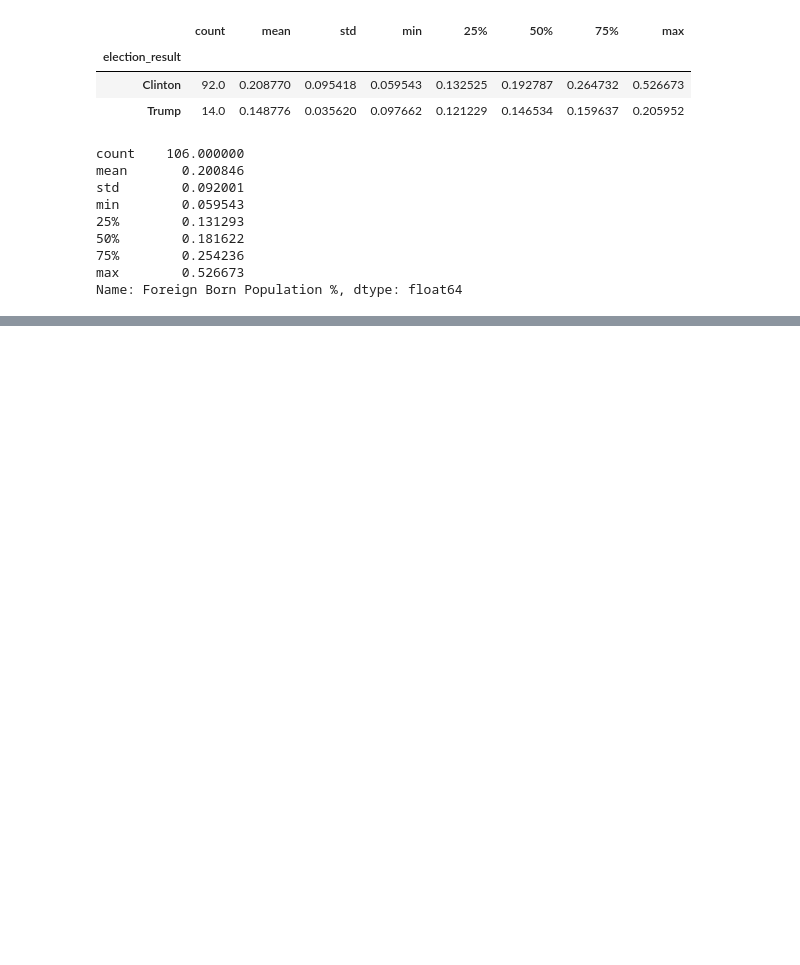
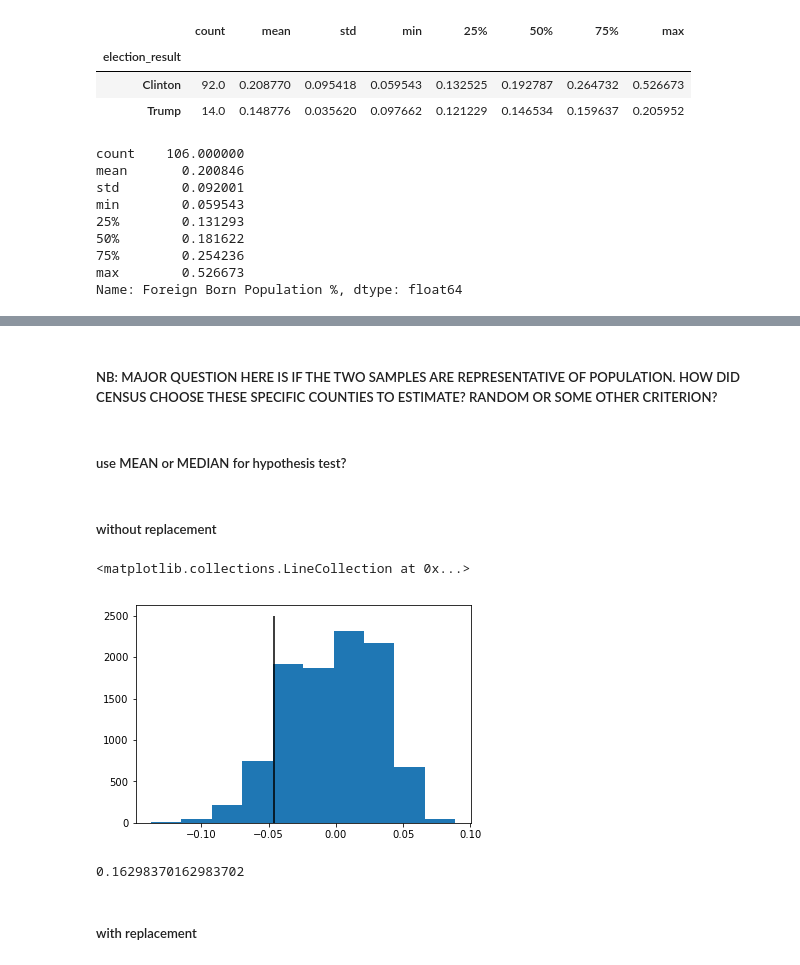
Before and after one commit to slgregoire/election, a Jupyter notebook: Election Graphs.ipynb, the cells around one changed output, grey strips where cells are left out. Cells and saved outputs as stored; diff of their text form; code cells hidden in the pictures; blank space fills up the shorter version.

```diff
--- a/Election Graphs.ipynb
+++ b/Election Graphs.ipynb
@@ -334,3 +335,6 @@ min        0.059543
 75%        0.254236
 max        0.526673
 Name: Foreign Born Population %, dtype: float64
+# %%
+mean_sample = foreign_born_data.groupby('election_result')['Foreign Born Population %'].median().diff()[1]
+mean_sample
@@ -336,0 +345,37 @@ Name: Foreign Born Population %, dtype: float64
+# %%
+clinton_num_obs = foreign_born_data.groupby('election_result')['Foreign Born Population %'].describe().loc['Clinton','count']
+clinton_num_obs = int(clinton_num_obs)
+trump_num_obs = foreign_born_data.groupby('election_result')['Foreign Born Population %'].describe().loc['Trump','count']
+trump_num_obs = int(trump_num_obs)
+# %% [markdown]
+##### NB: MAJOR QUESTION HERE IS IF THE TWO SAMPLES ARE REPRESENTATIVE OF POPULATION. HOW DID CENSUS CHOOSE THESE SPECIFIC COUNTIES TO ESTIMATE? RANDOM OR SOME OTHER CRITERION?
+# %% [markdown]
+##### use MEAN or MEDIAN for hypothesis test?
+# %% [markdown]
+##### without replacement
+# %%
+all_data = foreign_born_data['Foreign Born Population %']
+len_sample = clinton_num_obs + trump_num_obs
+num_resamples = 10000
+
+means_resample = []
+
+for _ in range(num_resamples):
+    resample = np.random.choice(all_data, size=len_sample, replace=False)
+    resample_clinton, resample_trump = np.split(resample, [clinton_num_obs])
+    means_resample.append(np.median(resample_clinton) - np.median(resample_trump))
+# %%
+f, ax = plt.subplots(1,1)
+
+plt.hist(means_resample)
+ax.vlines(mean_sample,0,2500)
+# %% [output]
+<matplotlib.collections.LineCollection at 0x...>
+[figure, added]
+# %%
+p_value = (np.sum(np.abs(means_resample) > np.abs(mean_sample))+1)/(np.size(means_resample)+1)
+p_value
+# %% [output]
+0.16298370162983702
+# %% [markdown]
+##### with replacement
```
Also changed, not shown: parts of 26 cells of this notebook, 16 other files.
